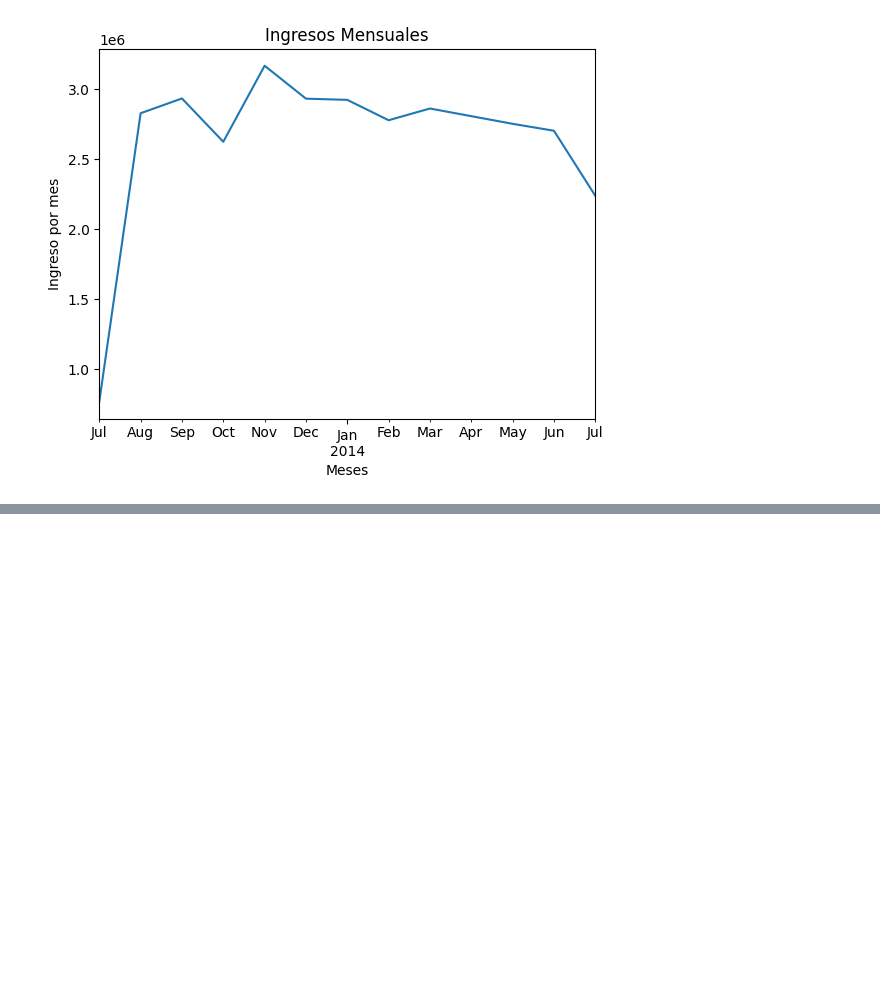
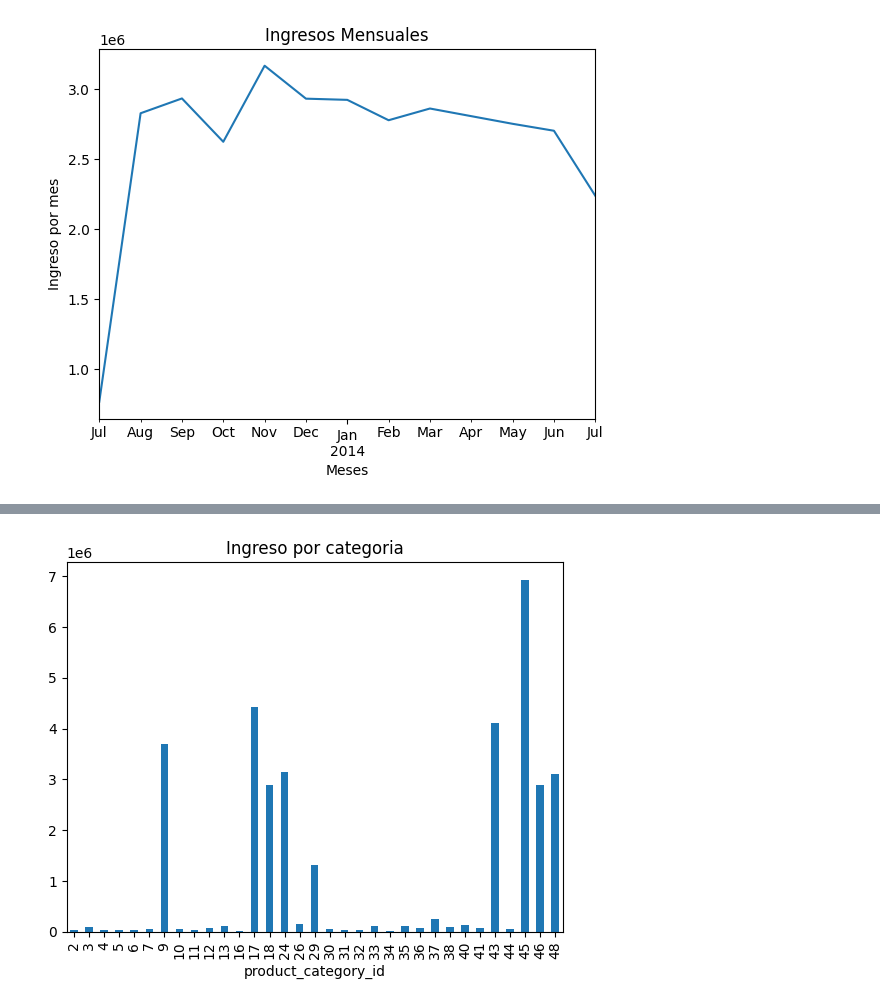
Before and after one commit to Yeredith/Datapth-Python, a Jupyter notebook: Sesion4/2.Visualización_retail.ipynb, the cells around one changed output, grey strips where cells are left out. Cells and saved outputs as stored; diff of their text form; code cells hidden in the pictures; blank space fills up the shorter version.

```diff
--- a/Sesion4/2.Visualización_retail.ipynb
+++ b/Sesion4/2.Visualización_retail.ipynb
@@ -78,0 +109,10 @@ plt.show()
+# %%
+#Ingreso por categoria / bar (barras)
+ingres_cat = df_order_items.merge(df_products[['product_id','product_category_id']],left_on='order_item_product_id',right_on='product_id')
+ingres_cat = ingres_cat.groupby('product_category_id')['order_item_subtotal'].sum()
+
+ingres_cat.plot(kind='bar')
+plt.title('Ingreso por categoria')
+plt.show()
+# %% [output]
+[figure, added]
```
Also changed, not shown: parts of 9 cells of this notebook.
